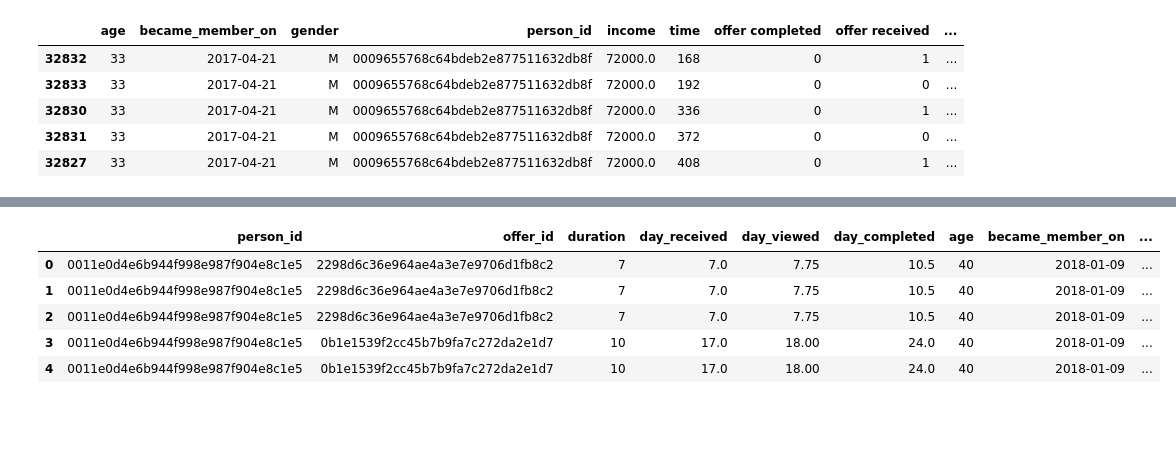
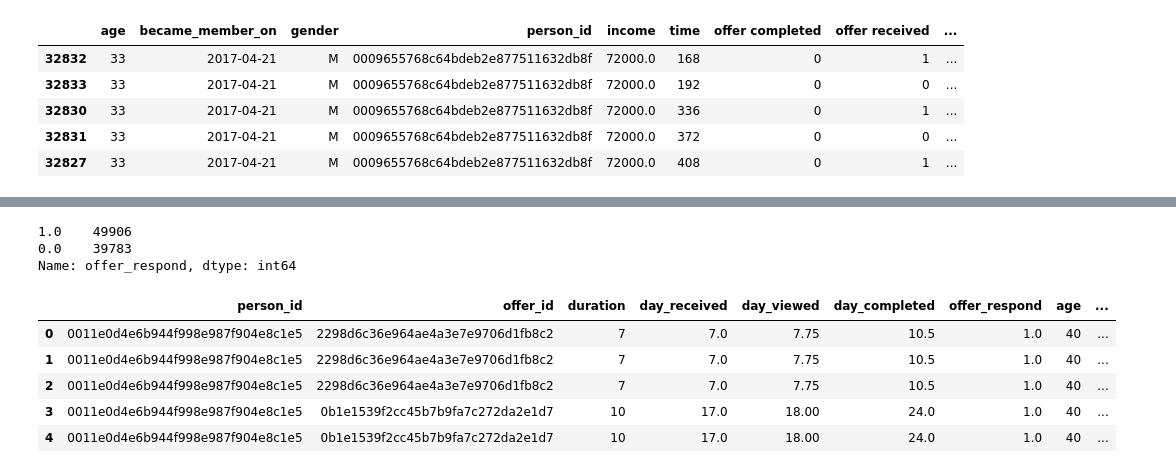
Before and after one commit to leedah/starbucks, a Jupyter notebook: Starbucks_Capstone_notebook.ipynb, the cells around one changed output, grey strips where cells are left out. Saved outputs shown, nothing was run; the diff lists cells and outputs as text; code cells hidden in the pictures; blank space fills up the shorter version.

```diff
--- a/Starbucks_Capstone_notebook.ipynb
+++ b/Starbucks_Capstone_notebook.ipynb
@@ -433,23 +433,4 @@ offers = pd.merge(offers_completed,
                  offers_viewed.loc[offers_viewed['time_viewed'] > 0, ['person_id', 'offer_id', 'time_received']],
                  on=['person_id', 'offer_id'], how='left')
 offers.head()
-
-# Convert time(hours) to days
-offers['day_received'] = offers['time_received']/24
-offers['day_viewed'] = offers['time_viewed']/24
-offers['day_completed'] = offers['time_completed']/24
-
-# We want to keep customers who saw the offer before they completed it
-condition1 = offers['day_viewed'] <  offers['day_completed']
-# .. and they completed it within the duration of the offer
-condition2 = offers['day_completed'] <= offers['day_received'] + offers['duration_completed']
-
-offers = offers.loc[condition1 & condition2]
-
-offers.head()
-
-# Clean columns
-offers = offers.drop(['time_viewed','time_completed','time_received','duration_completed'], axis=1)
-offers.rename(columns={'duration_viewed': 'duration'}, inplace=True)
-offers.head()
 # %% [output]
@@ -461,0 +519,10 @@ offers.head()
+# %%
+
+offers_all = pd.concat([offers_responded, offers_not_responded], keys=['person_id', 'offer_id'])
+offers_all.tail()
+
+offers_all['offer_respond'] = offers_all['day_completed']
+offers_all['offer_respond'] = offers_all['offer_respond'].fillna(0)
+offers_all.loc[offers_all['offer_respond'] > 0, 'offer_respond'] = 1
+
+offers_all.head()
@@ -462,19 +545,25 @@ offers.head()
+# %%
+offers_all['offer_respond'].value_counts()
+# %% [output]
+1.0    49906
+0.0    39783
+Name: offer_respond, dtype: int64
 # %%
 # Merge back with df to get the rest of the information
-df_responded = pd.merge(offers, df, on=['person_id','offer_id'])
+df_responded = pd.merge(offers_all, df, on=['person_id','offer_id'])
 
 # Remove columns we don't need
 df_responded = df_responded.drop(['offer completed', 'offer received', 'offer viewed',
                                       'time','duration_y','transaction','amount'], axis=1)
 df_responded.rename(columns={'duration_x': 'duration'}, inplace=True)
 df_responded.head()
 # %% [output]
-|  | person_id | offer_id | duration | day_received | day_viewed | day_completed | age | became_member_on | ... |
-| 0 | 0011e0d4e6b944f998e987f904e8c1e5 | 2298d6c36e964ae4a3e7e9706d1fb8c2 | 7 | 7.0 | 7.75 | 10.5 | 40 | 2018-01-09 | ... |
-| 1 | 0011e0d4e6b944f998e987f904e8c1e5 | 2298d6c36e964ae4a3e7e9706d1fb8c2 | 7 | 7.0 | 7.75 | 10.5 | 40 | 2018-01-09 | ... |
-| 2 | 0011e0d4e6b944f998e987f904e8c1e5 | 2298d6c36e964ae4a3e7e9706d1fb8c2 | 7 | 7.0 | 7.75 | 10.5 | 40 | 2018-01-09 | ... |
-| 3 | 0011e0d4e6b944f998e987f904e8c1e5 | 0b1e1539f2cc45b7b9fa7c272da2e1d7 | 10 | 17.0 | 18.00 | 24.0 | 40 | 2018-01-09 | ... |
-| 4 | 0011e0d4e6b944f998e987f904e8c1e5 | 0b1e1539f2cc45b7b9fa7c272da2e1d7 | 10 | 17.0 | 18.00 | 24.0 | 40 | 2018-01-09 | ... |
+|  | person_id | offer_id | duration | day_received | day_viewed | day_completed | offer_respond | age | ... |
+| 0 | 0011e0d4e6b944f998e987f904e8c1e5 | 2298d6c36e964ae4a3e7e9706d1fb8c2 | 7 | 7.0 | 7.75 | 10.5 | 1.0 | 40 | ... |
+| 1 | 0011e0d4e6b944f998e987f904e8c1e5 | 2298d6c36e964ae4a3e7e9706d1fb8c2 | 7 | 7.0 | 7.75 | 10.5 | 1.0 | 40 | ... |
+| 2 | 0011e0d4e6b944f998e987f904e8c1e5 | 2298d6c36e964ae4a3e7e9706d1fb8c2 | 7 | 7.0 | 7.75 | 10.5 | 1.0 | 40 | ... |
+| 3 | 0011e0d4e6b944f998e987f904e8c1e5 | 0b1e1539f2cc45b7b9fa7c272da2e1d7 | 10 | 17.0 | 18.00 | 24.0 | 1.0 | 40 | ... |
+| 4 | 0011e0d4e6b944f998e987f904e8c1e5 | 0b1e1539f2cc45b7b9fa7c272da2e1d7 | 10 | 17.0 | 18.00 | 24.0 | 1.0 | 40 | ... |
 # %%
 # Split by offer, this time we have offeres the customer resonded to by type
 
```
Also changed, not shown: parts of 9 cells of this notebook.
